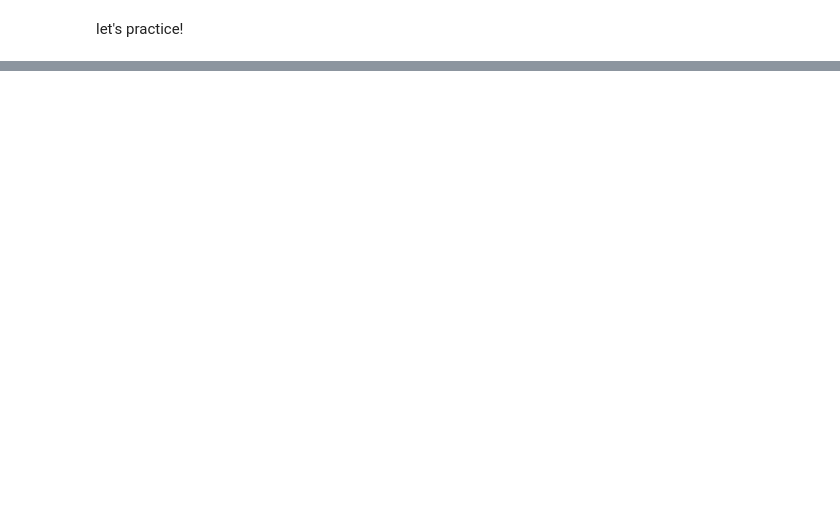
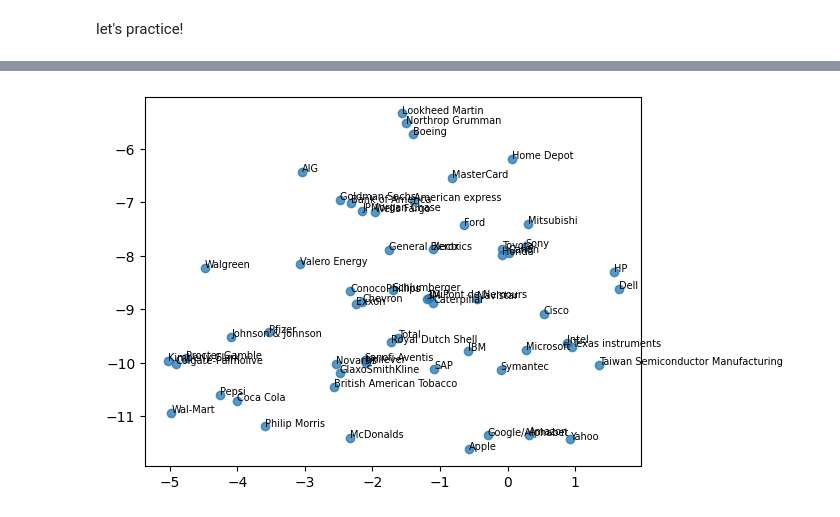
Before and after one commit to srgari/python, a Jupyter notebook: datacamp_study/machine learning/2_Unsupervised_learning_in_Python.ipynb, the cells around one changed output, grey strips where cells are left out. Drawn from its saved outputs; the diff is of its cells as text; code cells hidden in the pictures; blank space fills up the shorter version.

```diff
--- a/datacamp_study/machine learning/2_Unsupervised_learning_in_Python.ipynb
+++ b/datacamp_study/machine learning/2_Unsupervised_learning_in_Python.ipynb
@@ -549,0 +668,25 @@ WARNING *** OLE2 inconsistency: SSCS size is 0 but SSAT size is non-zero
+# %%
+import pandas as pd
+from sklearn.manifold import TSNE
+from sklearn.preprocessing import Normalizer
+from sklearn.pipeline import make_pipeline
+import matplotlib.pyplot as plt
+
+movements_full = pd.read_csv('tables/company-stock-movements-2010-2015-incl.csv').rename(columns = {'Unnamed: 0':'companies'})
+movements = movements_full.drop('companies', axis = 1)
+
+norm = Normalizer()
+model = TSNE(learning_rate = 50)
+
+normalized_movements = norm.fit_transform(movements)
+tsne_features = model.fit_transform(normalized_movements)
+
+xs = tsne_features[:,0]
+ys = tsne_features[:,1]
+
+plt.scatter(xs, ys, alpha = 0.75)
+
+for x, y, company in zip(xs, ys, movements_full['companies']):
+    plt.annotate(company, (x,y), fontsize = 7)
+# %% [output]
+[figure, added]
```
Also changed, not shown: parts of 10 cells of this notebook, 1 other file.
